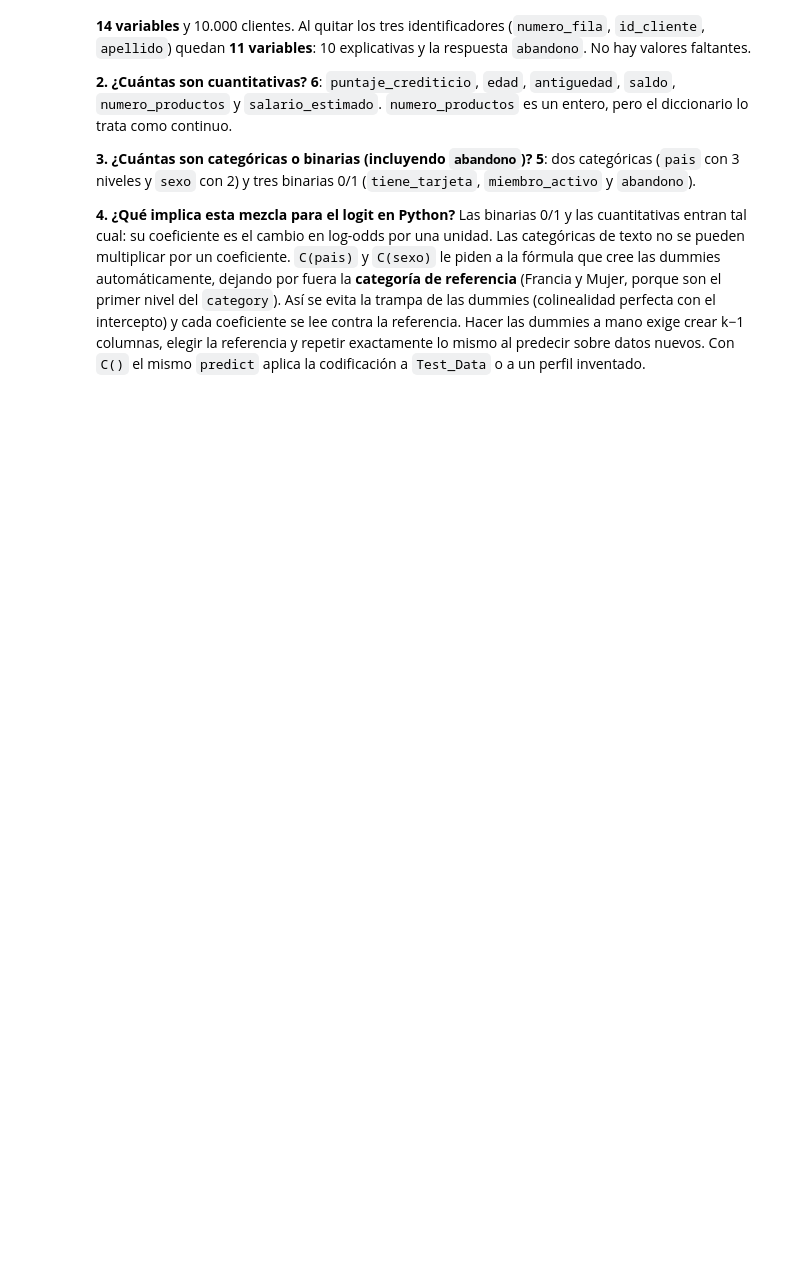
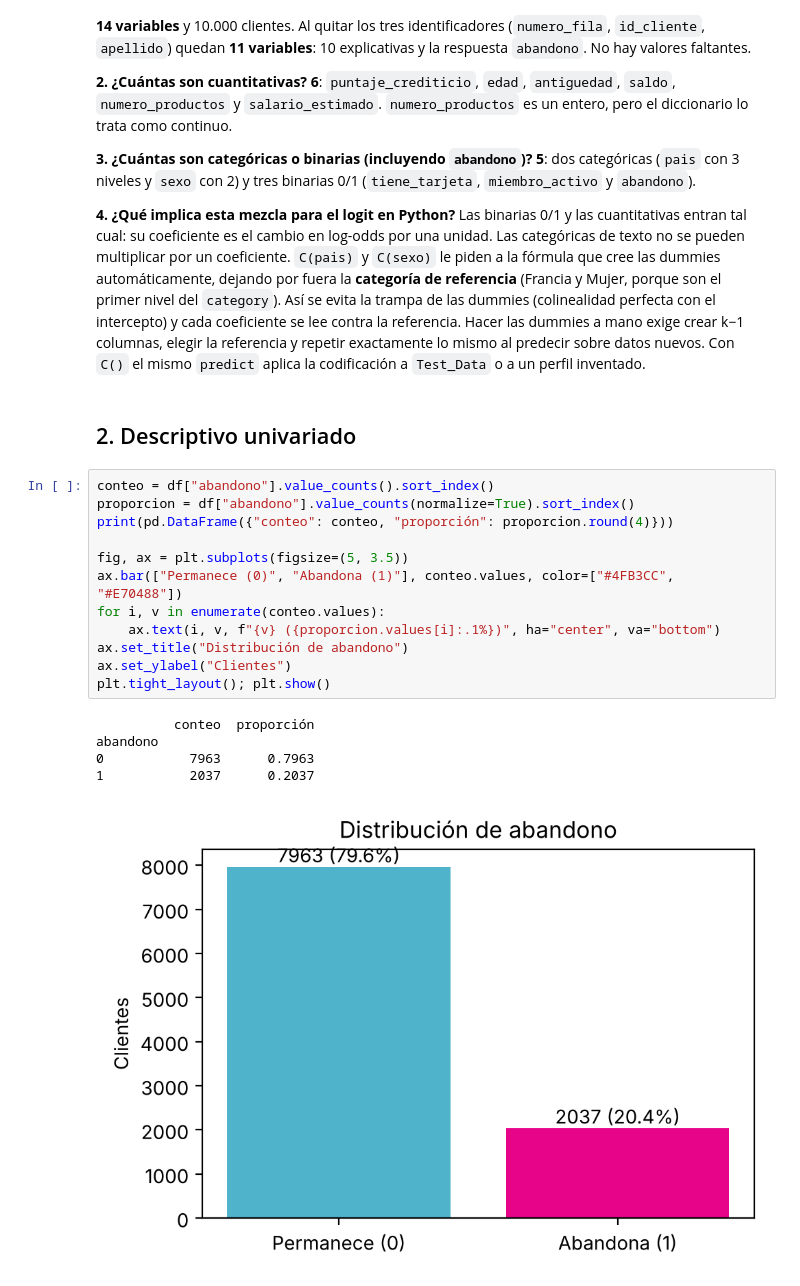
Before and after one commit to tibelclan-bot/Taller-de-regresion-, a Jupyter notebook: Taller_Abandono_Producto_Financiero.ipynb, the cells around one changed output. Cells and saved outputs as stored; diff of their text form; blank space fills up the shorter version.

Commit message:
Punto 2: descriptivo univariado

```diff
--- a/Taller_Abandono_Producto_Financiero.ipynb
+++ b/Taller_Abandono_Producto_Financiero.ipynb
@@ -109,3 +109,23 @@ La base cruda tiene **14 variables** y 10.000 clientes. Al quitar los tres ident
 
 **4. ¿Qué implica esta mezcla para el logit en Python?**
 Las binarias 0/1 y las cuantitativas entran tal cual: su coeficiente es el cambio en log-odds por una unidad. Las categóricas de texto no se pueden multiplicar por un coeficiente. `C(pais)` y `C(sexo)` le piden a la fórmula que cree las dummies automáticamente, dejando por fuera la **categoría de referencia** (Francia y Mujer, porque son el primer nivel del `category`). Así se evita la trampa de las dummies (colinealidad perfecta con el intercepto) y cada coeficiente se lee contra la referencia. Hacer las dummies a mano exige crear k−1 columnas, elegir la referencia y repetir exactamente lo mismo al predecir sobre datos nuevos. Con `C()` el mismo `predict` aplica la codificación a `Test_Data` o a un perfil inventado.
+# %% [markdown]
+## 2. Descriptivo univariado
+# %%
+conteo = df["abandono"].value_counts().sort_index()
+proporcion = df["abandono"].value_counts(normalize=True).sort_index()
+print(pd.DataFrame({"conteo": conteo, "proporción": proporcion.round(4)}))
+
+fig, ax = plt.subplots(figsize=(5, 3.5))
+ax.bar(["Permanece (0)", "Abandona (1)"], conteo.values, color=["#4FB3CC", "#E70488"])
+for i, v in enumerate(conteo.values):
+    ax.text(i, v, f"{v} ({proporcion.values[i]:.1%})", ha="center", va="bottom")
+ax.set_title("Distribución de abandono")
+ax.set_ylabel("Clientes")
+plt.tight_layout(); plt.show()
+# %% [output]
+          conteo  proporción
+abandono
+0           7963      0.7963
+1           2037      0.2037
+[figure, added]
```
Also changed, not shown: parts of 3 cells of this notebook.
